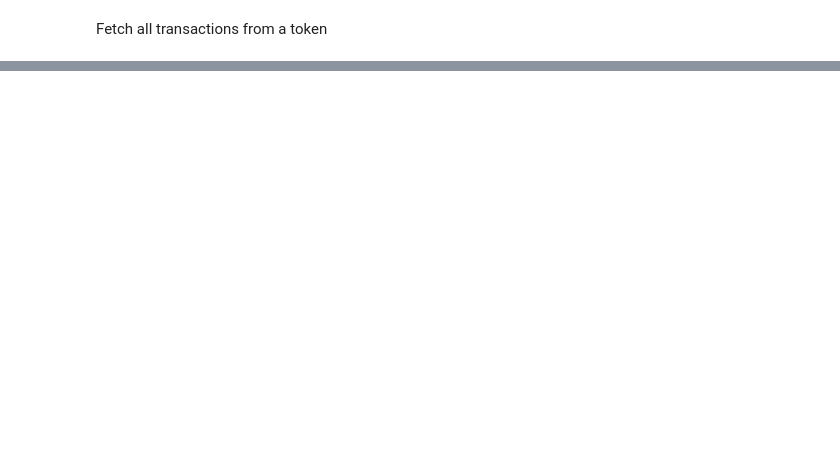
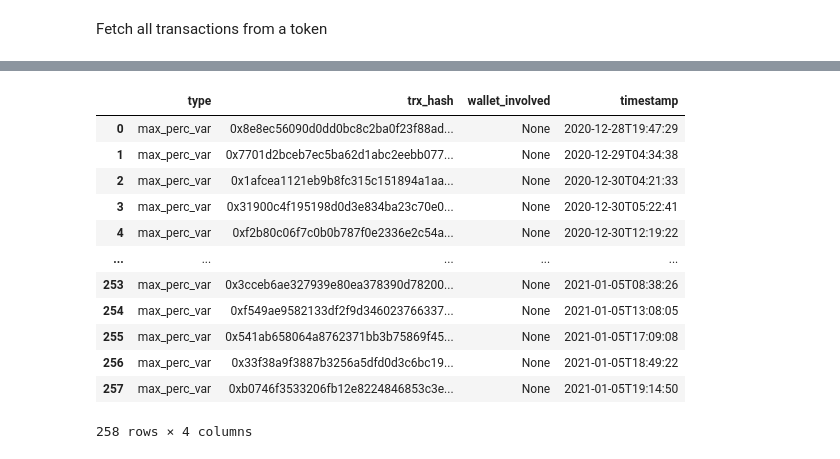
Before and after one commit to joaocrisostomo/Cryptologic, a Jupyter notebook: Python/BE/erc20_token_warnings.ipynb, the cells around one changed output, grey strips where cells are left out. Saved outputs shown, nothing was run; the diff lists cells and outputs as text; code cells hidden in the pictures; blank space fills up the shorter version.

Commit message:
add token warnings pilot notebooks

```diff
--- a/Python/BE/erc20_token_warnings.ipynb
+++ b/Python/BE/erc20_token_warnings.ipynb
@@ -678,0 +670,17 @@ if __name__ == "__main__":
+# %%
+import json
+
+trx_contract_file=open('transfers.json','r')
+trx_by_contract=trx_contract_file.read()
+
+obj=json.loads(trx_by_contract)
+obj_list = list(obj['blocks'].items())
+
+curr=obj_list[2][1] #mudo o primeiro field
+key=list(obj_list[2][1]) #mudo o primeiro field
+
+curr_in=curr[key[0]]
+key_in=list(curr_in)
+
+fields=curr_in[key_in[0]]
+key[0]
@@ -678,0 +811,43 @@ if __name__ == "__main__":
+# %%
+max_trx_value=800000000
+time_frame=pd.Timedelta(1, "d")
+mv_time_frame=100000000
+max_balance=100000000
+max_perc_var=100
+
+df = pd.DataFrame(columns = ['balance', 'mv_time_frame', 'last_trx_time'])
+df_alert = pd.DataFrame(columns = ['type', 'trx_hash', 'wallet_involved', 'timestamp'])
+for i in range(len(obj_list)):
+    curr=obj_list[i][1]
+    key=list(obj_list[i][1])
+
+    for j in range(len(curr)):
+        curr_in=curr[key[0]]
+        key_in=list(curr_in)
+        fields=curr_in[key_in[0]]
+        curr_value=int(fields['value'])/(10**18)
+        curr_from=fields['from']
+        curr_to=fields['to']
+        curr_time=fields['timestamp']
+        check = check_trx_value(max_trx_value, curr_value)
+        if check is not None:
+            df_alert = df_alert.append({'type': "max_trx_value", 'trx_hash': key[0], 'wallet_involved':check, 'timestamp': curr_time}, ignore_index=True)
+
+        df, df_alert=update_tokendb(df, df_alert, curr_value, curr_from, curr_to, curr_time, max_perc_var, key[0], mv_time_frame, max_balance)
+
+#The table created here might possess negative values due to minting
+df_alert
+# %% [output]
+|  | type | trx_hash | wallet_involved | timestamp |
+| 0 | max_perc_var | 0x8e8ec56090d0dd0bc8c2ba0f23f88ad... | None | 2020-12-28T19:47:29 |
+| 1 | max_perc_var | 0x7701d2bceb7ec5ba62d1abc2eebb077... | None | 2020-12-29T04:34:38 |
+| 2 | max_perc_var | 0x1afcea1121eb9b8fc315c151894a1aa... | None | 2020-12-30T04:21:33 |
+| 3 | max_perc_var | 0x31900c4f195198d0d3e834ba23c70e0... | None | 2020-12-30T05:22:41 |
+| 4 | max_perc_var | 0xf2b80c06f7c0b0b787f0e2336e2c54a... | None | 2020-12-30T12:19:22 |
+| ... | ... | ... | ... | ... |
+| 253 | max_perc_var | 0x3cceb6ae327939e80ea378390d78200... | None | 2021-01-05T08:38:26 |
+| 254 | max_perc_var | 0xf549ae9582133df2f9d346023766337... | None | 2021-01-05T13:08:05 |
+| 255 | max_perc_var | 0x541ab658064a8762371bb3b75869f45... | None | 2021-01-05T17:09:08 |
+| 256 | max_perc_var | 0x33f38a9f3887b3256a5dfd0d3c6bc19... | None | 2021-01-05T18:49:22 |
+| 257 | max_perc_var | 0xb0746f3533206fb12e8224846853c3e... | None | 2021-01-05T19:14:50 |
+258 rows × 4 columns
```
Also changed, not shown: parts of 6 cells of this notebook, 3 other files.
